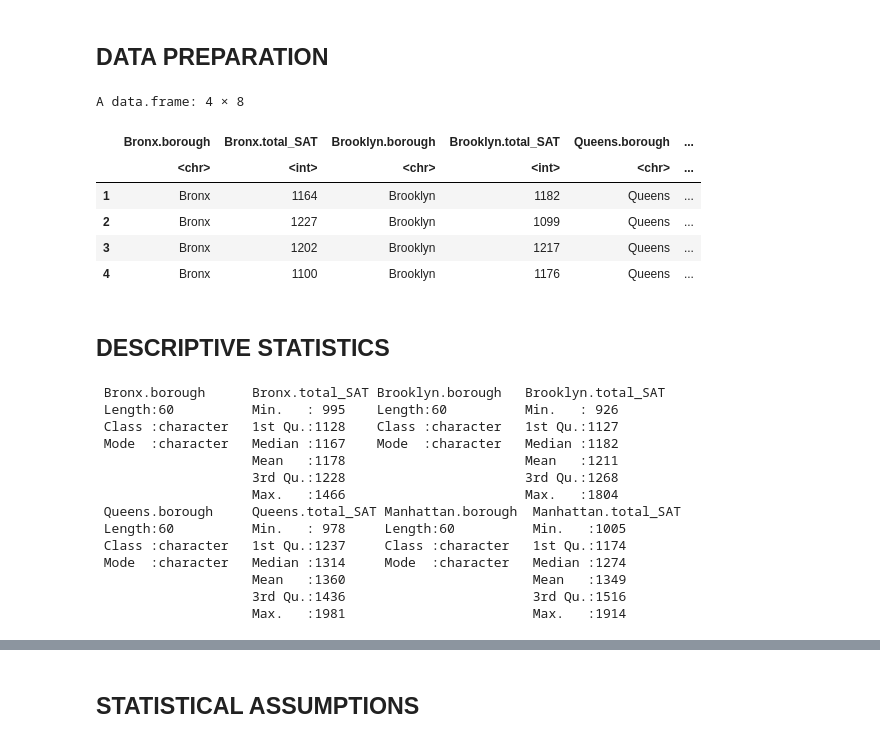
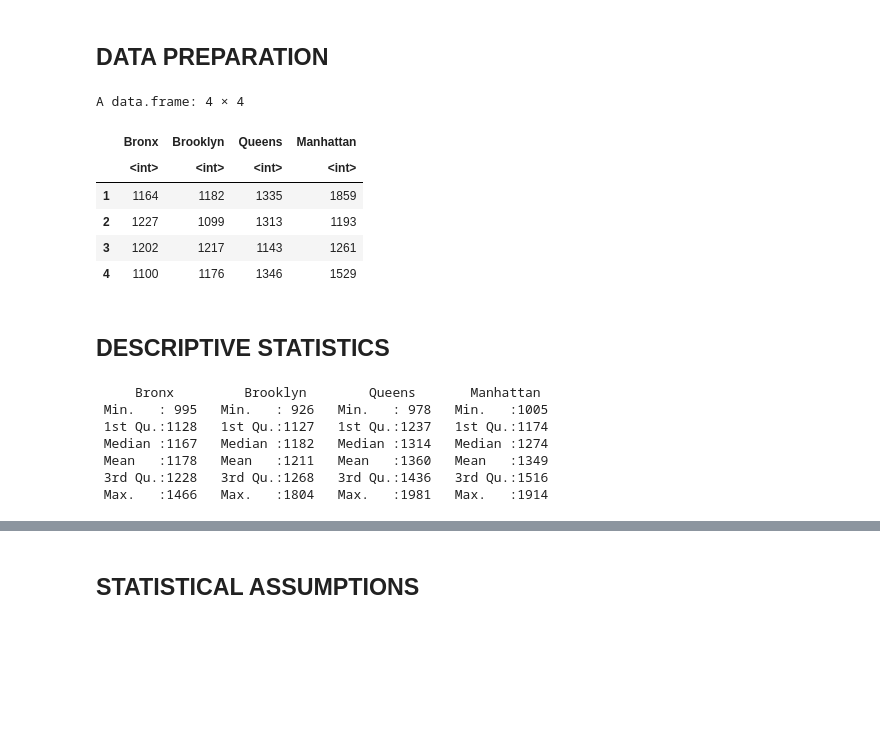
Before and after one commit to cann-emma/R, a Jupyter notebook: ANOVA_SAT_Score_by_NYCBorough.ipynb, the cells around one changed output, grey strips where cells are left out. Drawn from its saved outputs; the diff is of its cells as text; code cells hidden in the pictures; blank space fills up the shorter version.

```diff
--- a/ANOVA_SAT_Score_by_NYCBorough.ipynb
+++ b/ANOVA_SAT_Score_by_NYCBorough.ipynb
@@ -144,22 +120,22 @@ NOTE: n is number in each group
 # %% [markdown]
 ## DATA PREPARATION
 # %%
-Bronx= nyc_schools1%>%select(borough, total_SAT)%>%filter(borough== 'Bronx')%>%slice(1:60)
-Brooklyn= nyc_schools1%>%select(borough, total_SAT)%>%filter(borough== 'Brooklyn')%>%slice(1:60)
-Queens= nyc_schools1%>%select(borough, total_SAT)%>%filter(borough== 'Queens')%>%slice(1:60)
-Manhattan= nyc_schools1%>%select(borough, total_SAT)%>%filter(borough== 'Manhattan')%>%slice(1:60)
+Bronx= nyc_schools1%>%filter(borough== 'Bronx')%>%slice(1:60)
+Brooklyn= nyc_schools1%>%filter(borough== 'Brooklyn')%>%slice(1:60)
+Queens= nyc_schools1%>%filter(borough== 'Queens')%>%slice(1:60)
+Manhattan= nyc_schools1%>%filter(borough== 'Manhattan')%>%slice(1:60)
 # %%
 # Wide Dat
-scores_wide= data.frame(Bronx= Bronx, Brooklyn= Brooklyn, Queens= Queens, Manhattan= Manhattan)
+scores_wide= data.frame(Bronx= Bronx$total_SAT, Brooklyn= Brooklyn$total_SAT, Queens= Queens$total_SAT, Manhattan= Manhattan$total_SAT)
 head(scores_wide,4)
 # %% [output]
-A data.frame: 4 × 8
+A data.frame: 4 × 4
-|  | Bronx.borough | Bronx.total_SAT | Brooklyn.borough | Brooklyn.total_SAT | Queens.borough | ... |
-|  | <chr> | <int> | <chr> | <int> | <chr> | ... |
-| 1 | Bronx | 1164 | Brooklyn | 1182 | Queens | ... |
-| 2 | Bronx | 1227 | Brooklyn | 1099 | Queens | ... |
-| 3 | Bronx | 1202 | Brooklyn | 1217 | Queens | ... |
-| 4 | Bronx | 1100 | Brooklyn | 1176 | Queens | ... |
+|  | Bronx | Brooklyn | Queens | Manhattan |
+|  | <int> | <int> | <int> | <int> |
+| 1 | 1164 | 1182 | 1335 | 1859 |
+| 2 | 1227 | 1099 | 1313 | 1193 |
+| 3 | 1202 | 1217 | 1143 | 1261 |
+| 4 | 1100 | 1176 | 1346 | 1529 |
 # %%
 # Long Dat
 scores_long= data.frame(Borough= c(Bronx$borough, Brooklyn$borough, Manhattan$borough, Queens$borough), total_SAT= c(Bronx$total_SAT, Brooklyn$total_SAT, Manhattan$total_SAT, Queens$total_SAT))
@@ -168,20 +144,13 @@ scores_long= data.frame(Borough= c(Bronx$borough, Brooklyn$borough, Manhattan$bo
 # %%
 summary(scores_wide)
 # %% [output]
- Bronx.borough      Bronx.total_SAT Brooklyn.borough   Brooklyn.total_SAT
- Length:60          Min.   : 995    Length:60          Min.   : 926
- Class :character   1st Qu.:1128    Class :character   1st Qu.:1127
- Mode  :character   Median :1167    Mode  :character   Median :1182
-                    Mean   :1178                       Mean   :1211
-                    3rd Qu.:1228                       3rd Qu.:1268
-                    Max.   :1466                       Max.   :1804
- Queens.borough     Queens.total_SAT Manhattan.borough  Manhattan.total_SAT
- Length:60          Min.   : 978     Length:60          Min.   :1005
- Class :character   1st Qu.:1237     Class :character   1st Qu.:1174
- Mode  :character   Median :1314     Mode  :character   Median :1274
-                    Mean   :1360                        Mean   :1349
-                    3rd Qu.:1436                        3rd Qu.:1516
-                    Max.   :1981                        Max.   :1914
+     Bronx         Brooklyn        Queens       Manhattan
+ Min.   : 995   Min.   : 926   Min.   : 978   Min.   :1005
+ 1st Qu.:1128   1st Qu.:1127   1st Qu.:1237   1st Qu.:1174
+ Median :1167   Median :1182   Median :1314   Median :1274
+ Mean   :1178   Mean   :1211   Mean   :1360   Mean   :1349
+ 3rd Qu.:1228   3rd Qu.:1268   3rd Qu.:1436   3rd Qu.:1516
+ Max.   :1466   Max.   :1804   Max.   :1981   Max.   :1914
 # %%
 describe(scores_wide)
 # %% [output]
```
Also changed, not shown: parts of 64 cells of this notebook.
